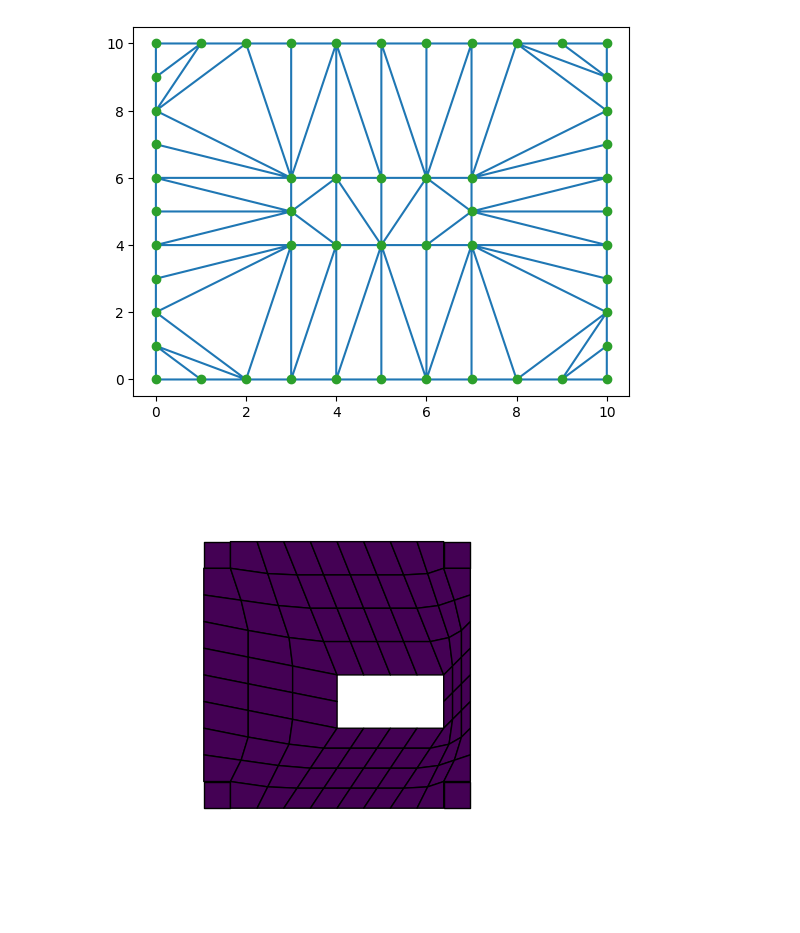
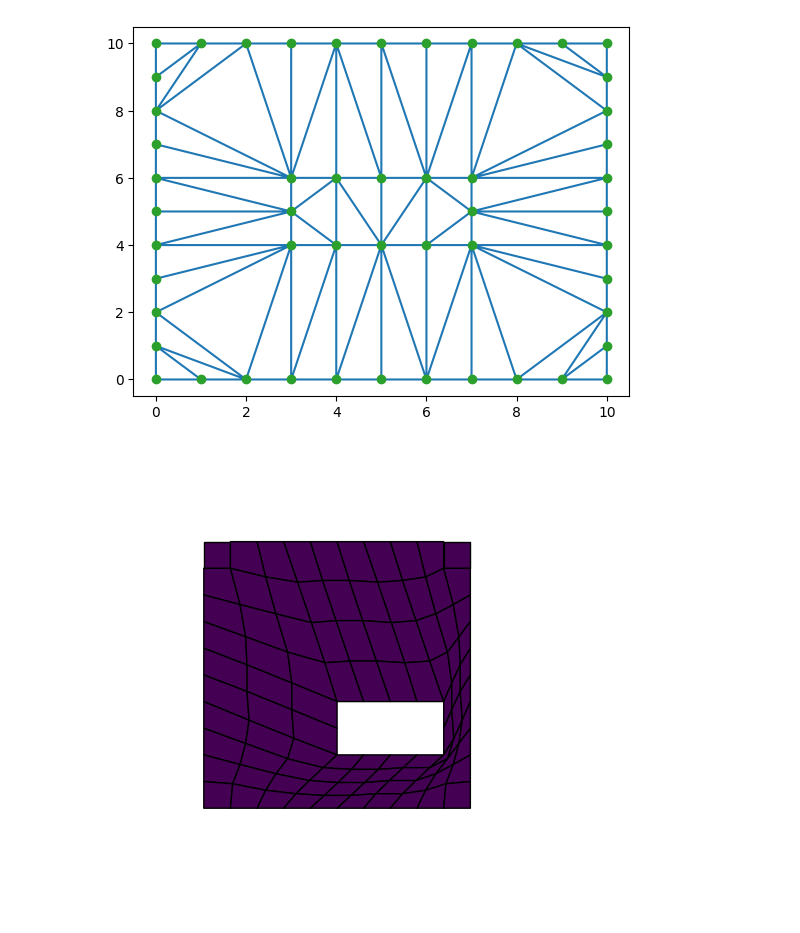
Before and after one commit to aksharye/delaunay-mesh-deformation, a Jupyter notebook: example.ipynb, the cells around one changed output. Cells and saved outputs as stored; diff of their text form; code cells hidden in the pictures.

Commit message:
add dtrbf1 mesh deformation

```diff
--- a/example.ipynb
+++ b/example.ipynb
@@ -47,11 +49,11 @@ for p in exterior:
   y = p[1]
 
   if (x >= 3 and x <= 7 and y >= 3 and y <= 7):
-    exterior_mapping[(x,y)] = (x+2,y+1)
+    exterior_mapping[(x,y)] = (x+2,y+2)
   else:
     exterior_mapping[(x,y)] = (x,y)
 # %%
-new_mesh = DT_Mesh_Deform.deform(mesh, exterior, exterior_mapping)
+new_mesh = DTRBF1_Mesh_Deform.deform(mesh, exterior, exterior_mapping)
 new_mesh.visualize(max_x = 10, max_y = 10, show_axis=False)
 # %% [output]
-[figure, old version]
+[figure, new version]
```
Also changed, not shown: parts of 1 cell of this notebook, 1 other file.
